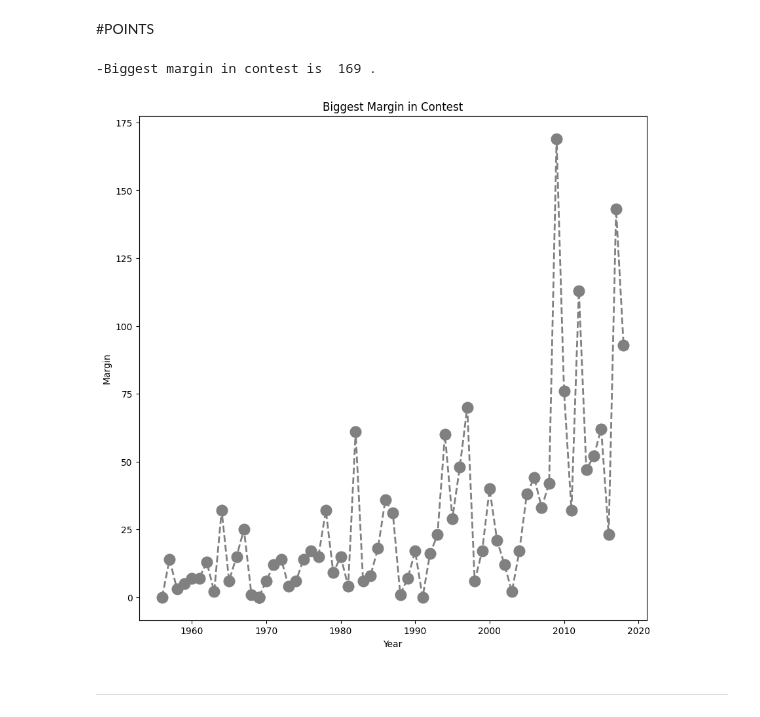
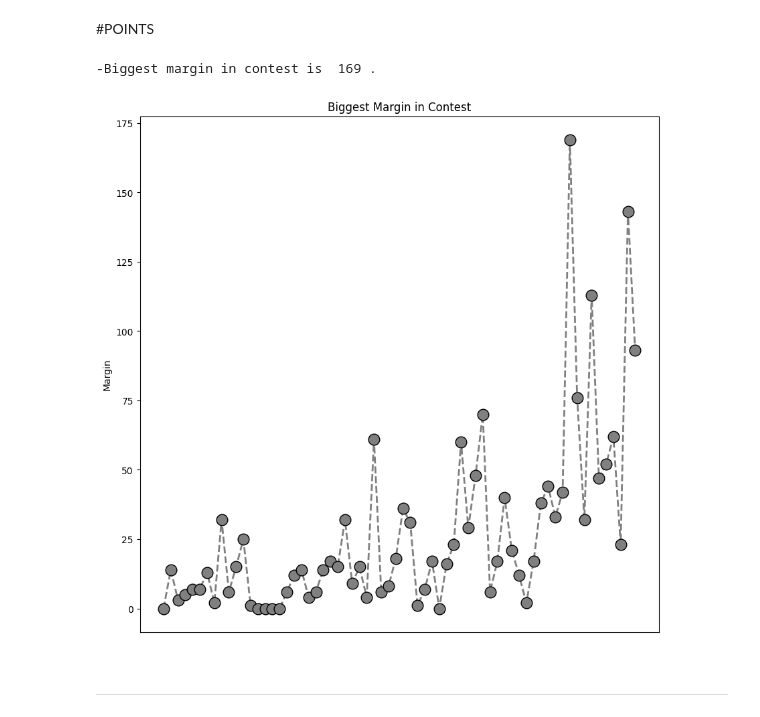
Before and after one commit to sedataskan/eurovision, a Jupyter notebook: eurovision.ipynb, the cells around one changed output. Drawn from its saved outputs; the diff is of its cells as text; code cells hidden in the pictures.

```diff
--- a/eurovision.ipynb
+++ b/eurovision.ipynb
@@ -143,29 +136,35 @@ print("-The winner of Turkey is ", artist," with the song ", song," in ", year,"
 # %%
 #find the max margin between winner and runner-up
 
 df = points.copy()
 
 fig = plt.figure(figsize=(10, 10))
 
 y = df['Margin'].replace('Not announced', "0").replace('No runner-up', "0").astype(int)
 
-x = df['Year']
-
 print("-Biggest margin in contest is ", y.max(), ".")
 
-ax = plt.plot(x, y, color='grey', marker='o', linestyle='dashed', linewidth=2, markersize=12)
+y.nunique()
 
-# pos = y.index.get_loc(0)
-# ax.patches[pos].set_facecolor('#92F2CF')
+# colors = []
+# for i in y:
+#   if i == y.max():
+#     colors.append("blue")
+#   else:
+#     colors.append("grey")
+
+y.plot(color="grey", marker='o', linestyle='dashed', linewidth=2, markersize=12, markeredgecolor= "black")
+
 
 plt.title("Biggest Margin in Contest")
-plt.xlabel("Year")
+plt.xlabel(" ")
+plt.xticks([])
 plt.ylabel("Margin")
 
 plt.show()
 # %% [output]
 -Biggest margin in contest is  169 .
-[figure, old version]
+[figure, new version]
 # %% [markdown]
 --------------------------
 # %% [markdown]
```
Also changed, not shown: parts of 5 cells of this notebook.
